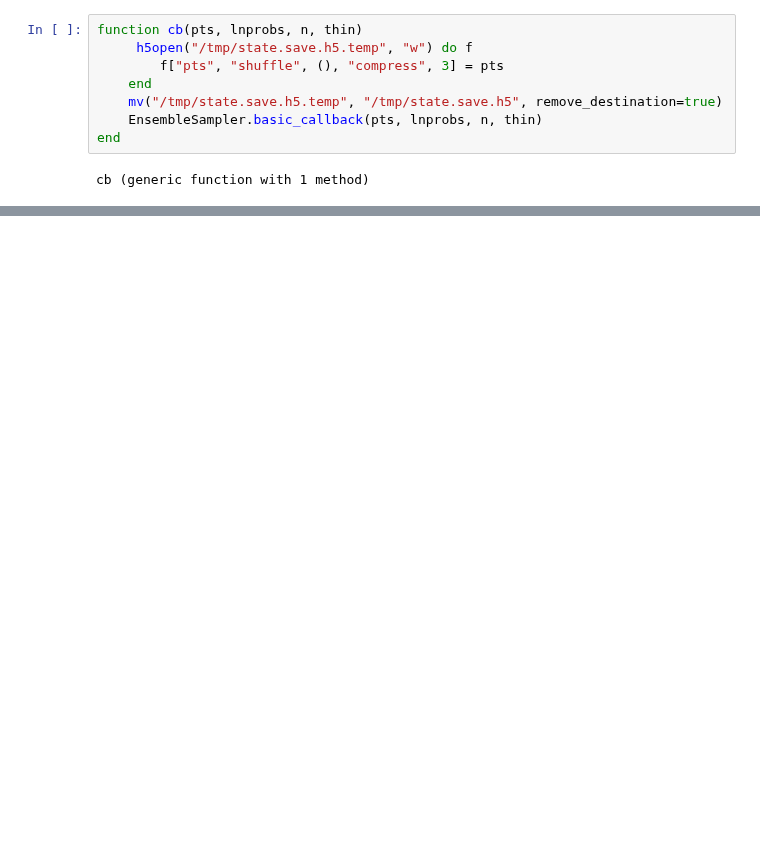
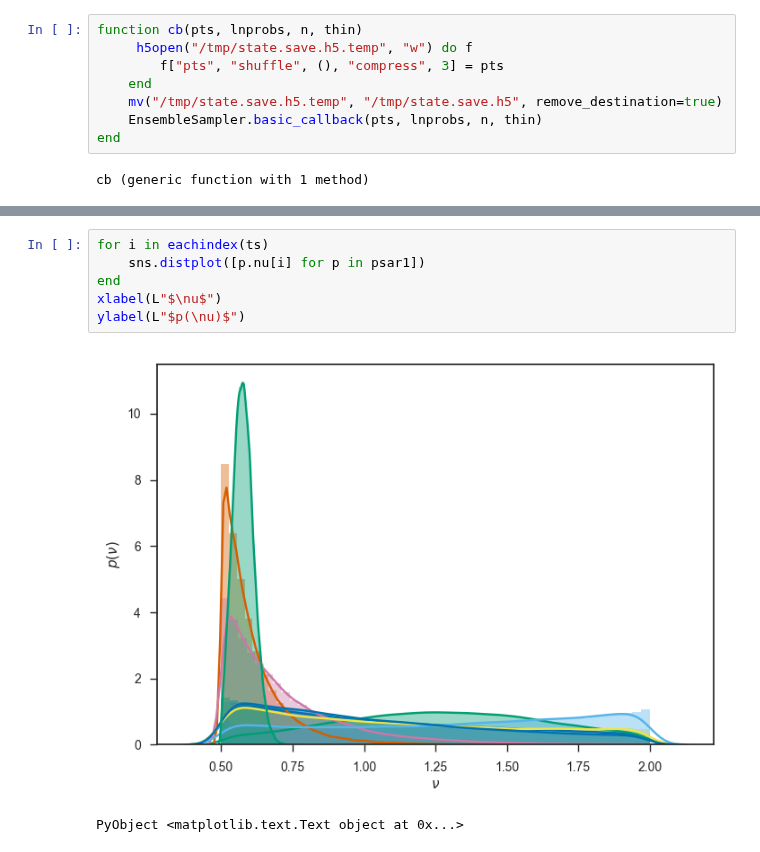
Before and after one commit to farr/Aldebaran, a Jupyter notebook: notebooks/LargeSpacing.ipynb, the cells around one changed output, grey strips where cells are left out. Saved outputs shown, nothing was run; the diff lists cells and outputs as text; blank space fills up the shorter version.

```diff
--- a/notebooks/LargeSpacing.ipynb
+++ b/notebooks/LargeSpacing.ipynb
@@ -798,0 +804,9 @@ end;
+# %%
+for i in eachindex(ts)
+    sns.distplot([p.nu[i] for p in psar1])
+end
+xlabel(L"$\nu$")
+ylabel(L"$p(\nu)$")
+# %% [output]
+[figure, added]
+PyObject <matplotlib.text.Text object at 0x...>
```
Also changed, not shown: parts of 14 cells of this notebook, 1 other file.
